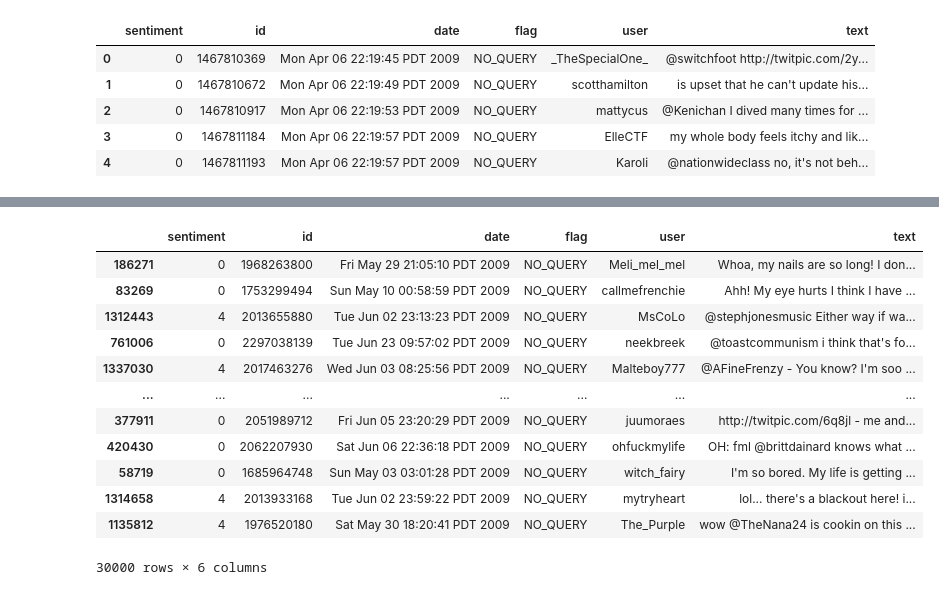
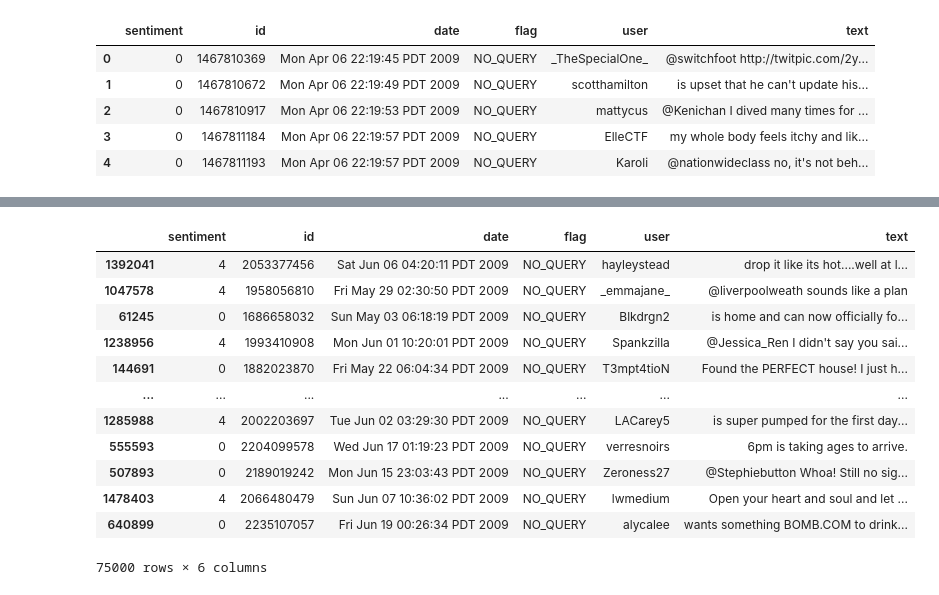
Before and after one commit to CrisBlancoC/CA2_git, a Jupyter notebook: CA2_SentimentAnalysis.ipynb, the cells around one changed output, grey strips where cells are left out. Saved outputs shown, nothing was run; the diff lists cells and outputs as text; code cells hidden in the pictures.

```diff
--- a/CA2_SentimentAnalysis.ipynb
+++ b/CA2_SentimentAnalysis.ipynb
@@ -101,22 +111,22 @@ def get_text_processing(text):
     no_punctuation = ''.join(no_punctuation)
     return ' '.join([word for word in no_punctuation.split() if word.lower() not in stpword])
 # %%
-tweets_train_df=tweets_train_df.sample(n = 30000)
-tweets_train_df
+#tweets_train_df=tweets_train_df.sample(n = 75000)
+#tweets_train_df
 # %% [output]
 |  | sentiment | id | date | flag | user | text |
-| 186271 | 0 | 1968263800 | Fri May 29 21:05:10 PDT 2009 | NO_QUERY | Meli_mel_mel | Whoa, my nails are so long! I don... |
-| 83269 | 0 | 1753299494 | Sun May 10 00:58:59 PDT 2009 | NO_QUERY | callmefrenchie | Ahh! My eye hurts I think I have ... |
-| 1312443 | 4 | 2013655880 | Tue Jun 02 23:13:23 PDT 2009 | NO_QUERY | MsCoLo | @stephjonesmusic Either way if wa... |
-| 761006 | 0 | 2297038139 | Tue Jun 23 09:57:02 PDT 2009 | NO_QUERY | neekbreek | @toastcommunism i think that's fo... |
-| 1337030 | 4 | 2017463276 | Wed Jun 03 08:25:56 PDT 2009 | NO_QUERY | Malteboy777 | @AFineFrenzy - You know? I'm soo ... |
+| 1392041 | 4 | 2053377456 | Sat Jun 06 04:20:11 PDT 2009 | NO_QUERY | hayleystead | drop it like its hot....well at l... |
+| 1047578 | 4 | 1958056810 | Fri May 29 02:30:50 PDT 2009 | NO_QUERY | _emmajane_ | @liverpoolweath sounds like a plan |
+| 61245 | 0 | 1686658032 | Sun May 03 06:18:19 PDT 2009 | NO_QUERY | Blkdrgn2 | is home and can now officially fo... |
+| 1238956 | 4 | 1993410908 | Mon Jun 01 10:20:01 PDT 2009 | NO_QUERY | Spankzilla | @Jessica_Ren I didn't say you sai... |
+| 144691 | 0 | 1882023870 | Fri May 22 06:04:34 PDT 2009 | NO_QUERY | T3mpt4tioN | Found the PERFECT house! I just h... |
 | ... | ... | ... | ... | ... | ... | ... |
-| 377911 | 0 | 2051989712 | Fri Jun 05 23:20:29 PDT 2009 | NO_QUERY | juumoraes | http://twitpic.com/6q8jl - me and... |
-| 420430 | 0 | 2062207930 | Sat Jun 06 22:36:18 PDT 2009 | NO_QUERY | ohfuckmylife | OH: fml @brittdainard knows what ... |
-| 58719 | 0 | 1685964748 | Sun May 03 03:01:28 PDT 2009 | NO_QUERY | witch_fairy | I'm so bored. My life is getting ... |
-| 1314658 | 4 | 2013933168 | Tue Jun 02 23:59:22 PDT 2009 | NO_QUERY | mytryheart | lol... there's a blackout here! i... |
-| 1135812 | 4 | 1976520180 | Sat May 30 18:20:41 PDT 2009 | NO_QUERY | The_Purple | wow @TheNana24 is cookin on this ... |
+| 1285988 | 4 | 2002203697 | Tue Jun 02 03:29:30 PDT 2009 | NO_QUERY | LACarey5 | is super pumped for the first day... |
+| 555593 | 0 | 2204099578 | Wed Jun 17 01:19:23 PDT 2009 | NO_QUERY | verresnoirs | 6pm is taking ages to arrive. |
+| 507893 | 0 | 2189019242 | Mon Jun 15 23:03:43 PDT 2009 | NO_QUERY | Zeroness27 | @Stephiebutton Whoa! Still no sig... |
+| 1478403 | 4 | 2066480479 | Sun Jun 07 10:36:02 PDT 2009 | NO_QUERY | lwmedium | Open your heart and soul and let ... |
+| 640899 | 0 | 2235107057 | Fri Jun 19 00:26:34 PDT 2009 | NO_QUERY | alycalee | wants something BOMB.COM to drink... |
-30000 rows × 6 columns
+75000 rows × 6 columns
 # %%
 tweets_train_df['processed_text'] = tweets_train_df['text'].apply(get_text_processing)
 tweets_train_df.head()
```
Also changed, not shown: parts of 18 cells of this notebook, 1 other file.
